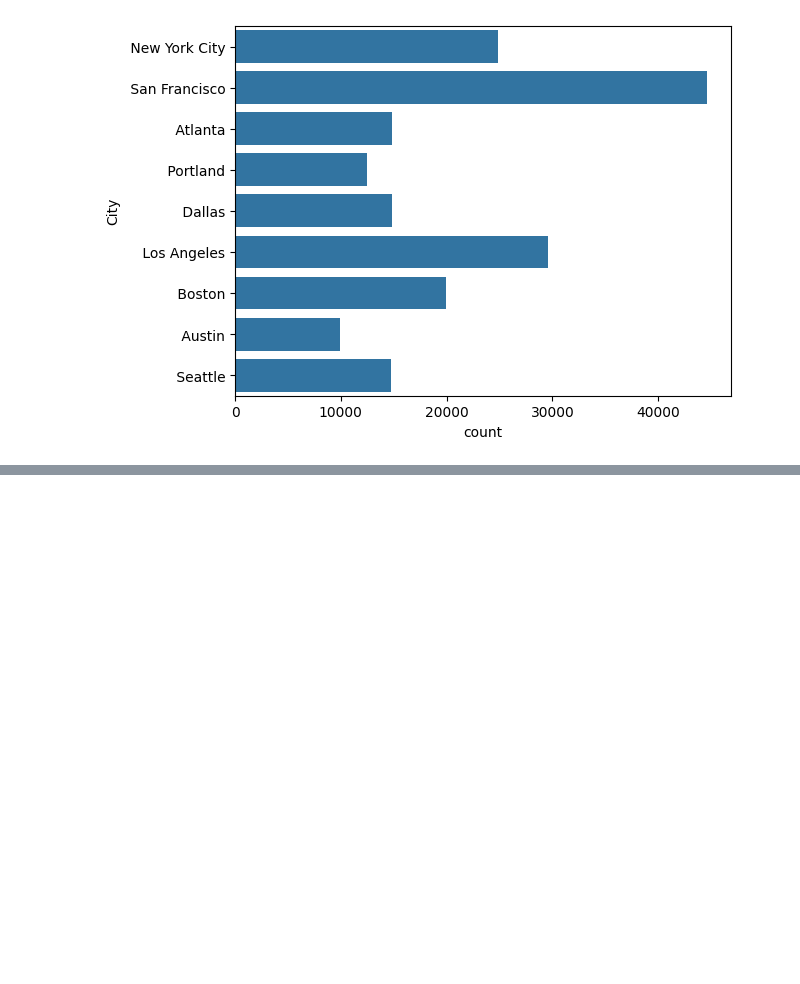
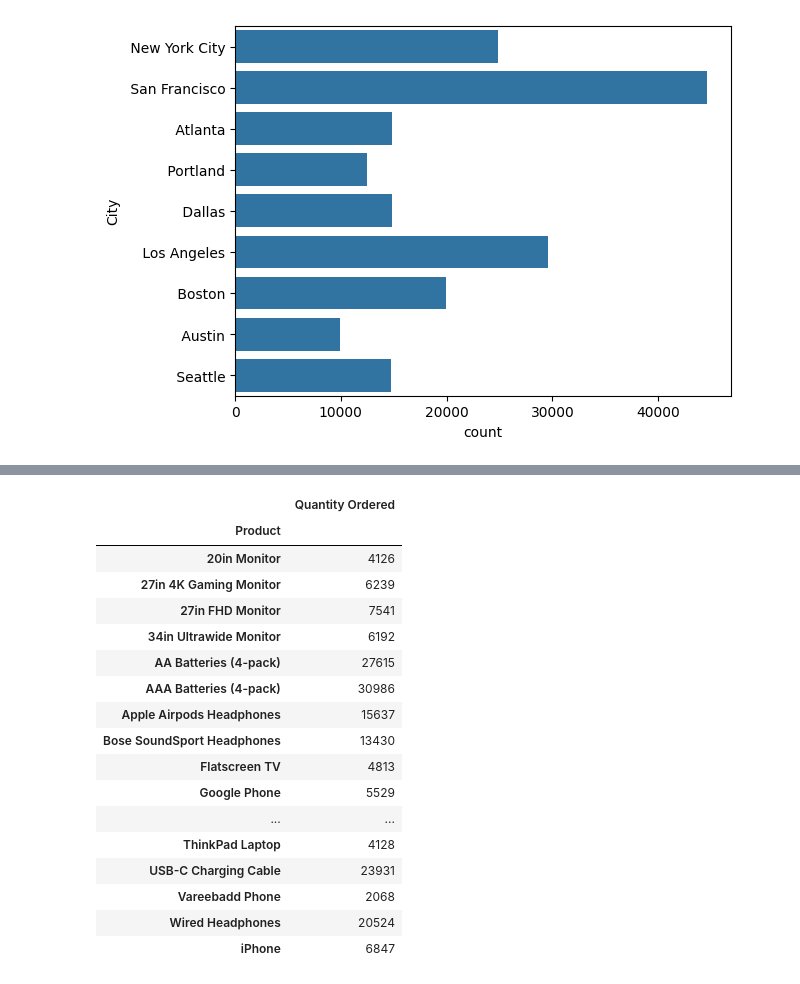
Before and after one commit to JOCRZ/Meriskill-Internship, a Jupyter notebook: Projects/project1.ipynb, the cells around one changed output, grey strips where cells are left out. Saved outputs shown, nothing was run; the diff lists cells and outputs as text; code cells hidden in the pictures; blank space fills up the shorter version.

```diff
--- a/Projects/project1.ipynb
+++ b/Projects/project1.ipynb
@@ -298,0 +372,21 @@ sns.countplot(df['City'])
+# %%
+df.groupby('Product')['Quantity Ordered'].sum().to_frame().style.background_gradient(cmap='Greens')
+# %% [output]
+|  | Quantity Ordered |
+| Product |  |
+| 20in Monitor | 4126 |
+| 27in 4K Gaming Monitor | 6239 |
+| 27in FHD Monitor | 7541 |
+| 34in Ultrawide Monitor | 6192 |
+| AA Batteries (4-pack) | 27615 |
+| AAA Batteries (4-pack) | 30986 |
+| Apple Airpods Headphones | 15637 |
+| Bose SoundSport Headphones | 13430 |
+| Flatscreen TV | 4813 |
+| Google Phone | 5529 |
+| ... | ... |
+| ThinkPad Laptop | 4128 |
+| USB-C Charging Cable | 23931 |
+| Vareebadd Phone | 2068 |
+| Wired Headphones | 20524 |
+| iPhone | 6847 |
```
Also changed, not shown: parts of 5 cells of this notebook.
